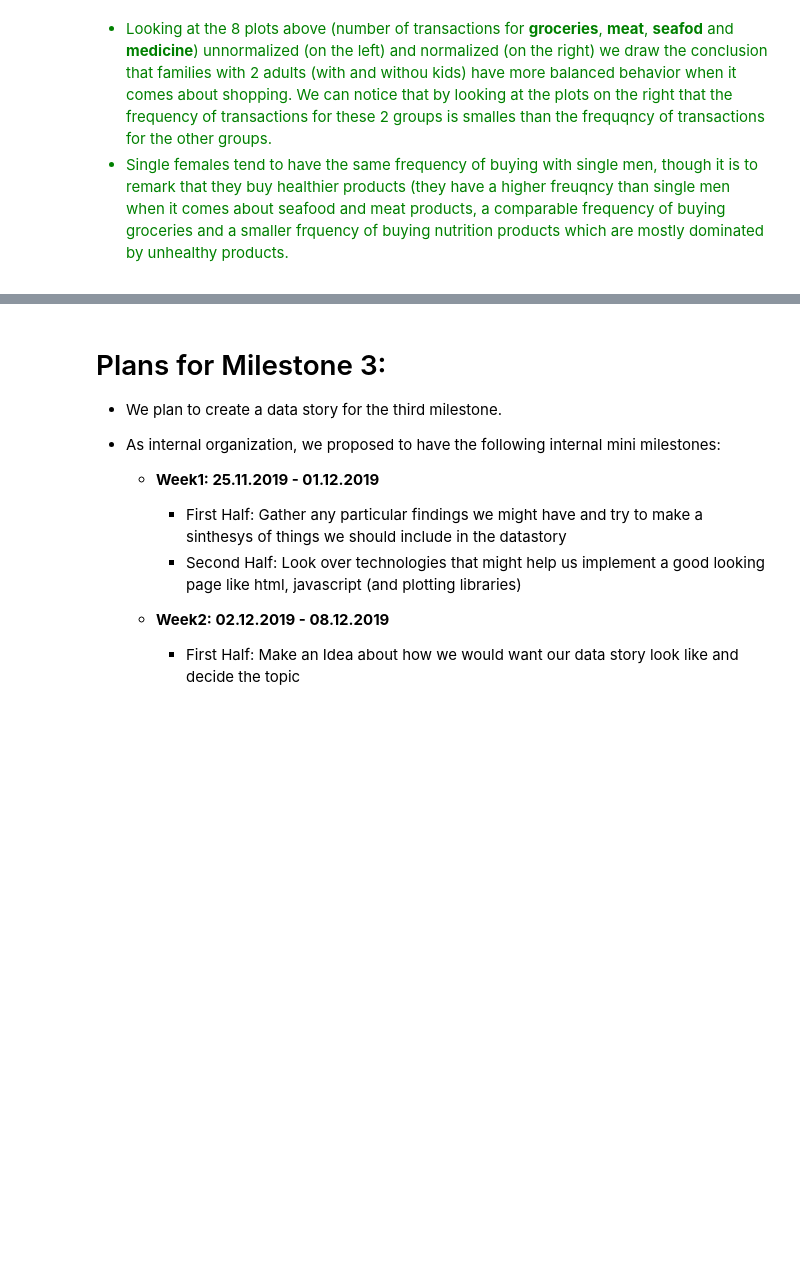
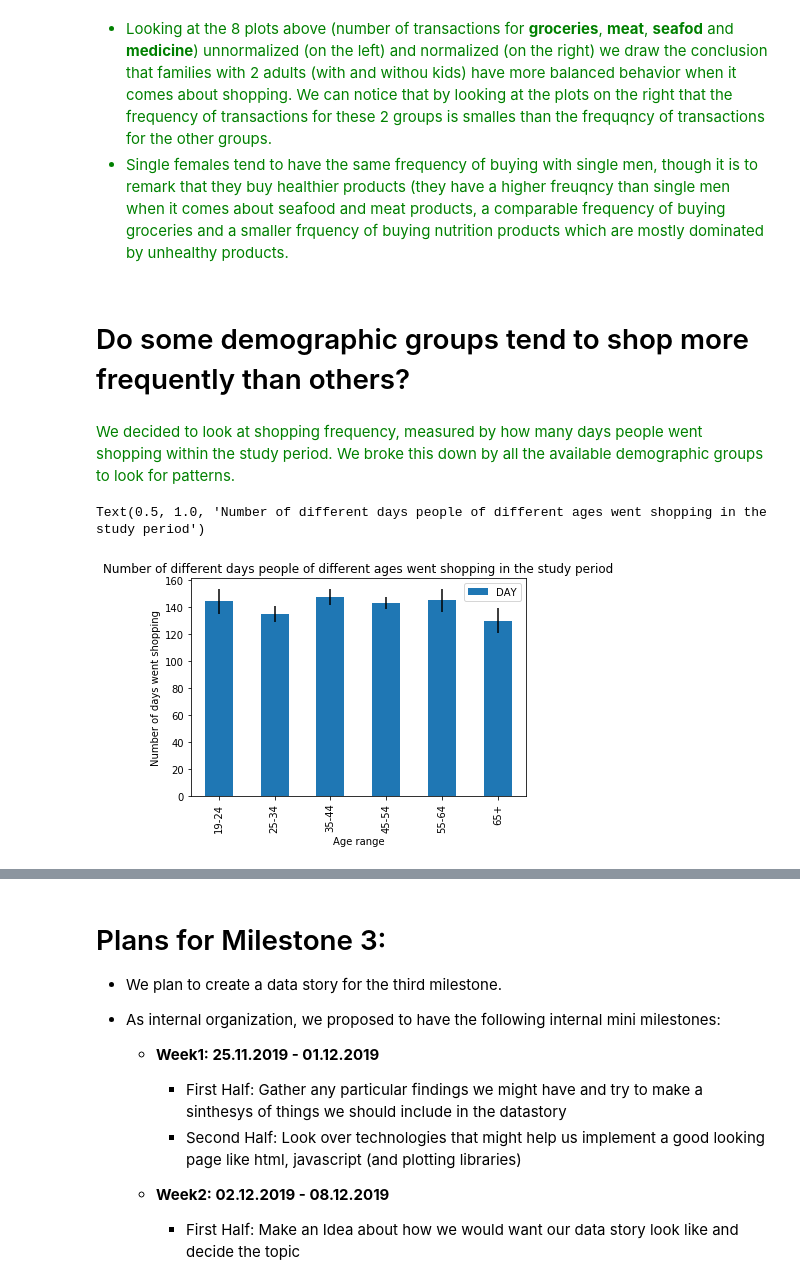
Before and after one commit to Lucianod28/Ada-project, a Jupyter notebook: Milestone2.ipynb, the cells around one changed output, grey strips where cells are left out. Drawn from its saved outputs; the diff is of its cells as text; code cells hidden in the pictures; blank space fills up the shorter version.

```diff
--- a/Milestone2.ipynb
+++ b/Milestone2.ipynb
@@ -1021,3 +876,20 @@ array(['SOY BEVERAGE', 'TORTILLA CHIPS', 'DRINKS - CARB JUICE (OVER 50%',
 
 * Looking at the 8 plots above (number of transactions for **groceries**, **meat**, **seafod** and **medicine**) unnormalized (on the left) and normalized (on the right) we draw the conclusion that families with 2 adults (with and withou kids) have more balanced behavior when it comes about shopping. We can notice that by looking at the plots on the right that the frequency of transactions for these 2 groups is smalles than the frequqncy of transactions for the other groups.
 * Single females tend to have the same frequency of buying with single men, though it is to remark that they buy healthier products (they have a higher freuqncy than single men when it comes about seafood and meat products, a comparable frequency of buying groceries and a smaller frquency of buying nutrition products which are mostly dominated by unhealthy products.
+# %% [markdown]
+# Do some demographic groups tend to shop more frequently than others?
+# %% [markdown]
+<font color = "green">
+We decided to look at shopping frequency, measured by how many days people went shopping within the study period. We broke this down by all the available demographic groups to look for patterns.
+# %%
+dem_trans = pd.merge(data['hh_demographic'], data['transaction_data'], on='household_key')
+# %%
+by_age = dem_trans.groupby(['household_key', 'AGE_DESC']).agg({'DAY': 'nunique'})
+y = by_age.groupby('AGE_DESC')
+y.mean().plot.bar(yerr=y.sem())
+plt.xlabel('Age range')
+plt.ylabel('Number of days went shopping')
+plt.title('Number of different days people of different ages went shopping in the study period')
+# %% [output]
+Text(0.5, 1.0, 'Number of different days people of different ages went shopping in the study period')
+[figure, added]
```
Also changed, not shown: parts of 36 cells of this notebook, 1 other file.
